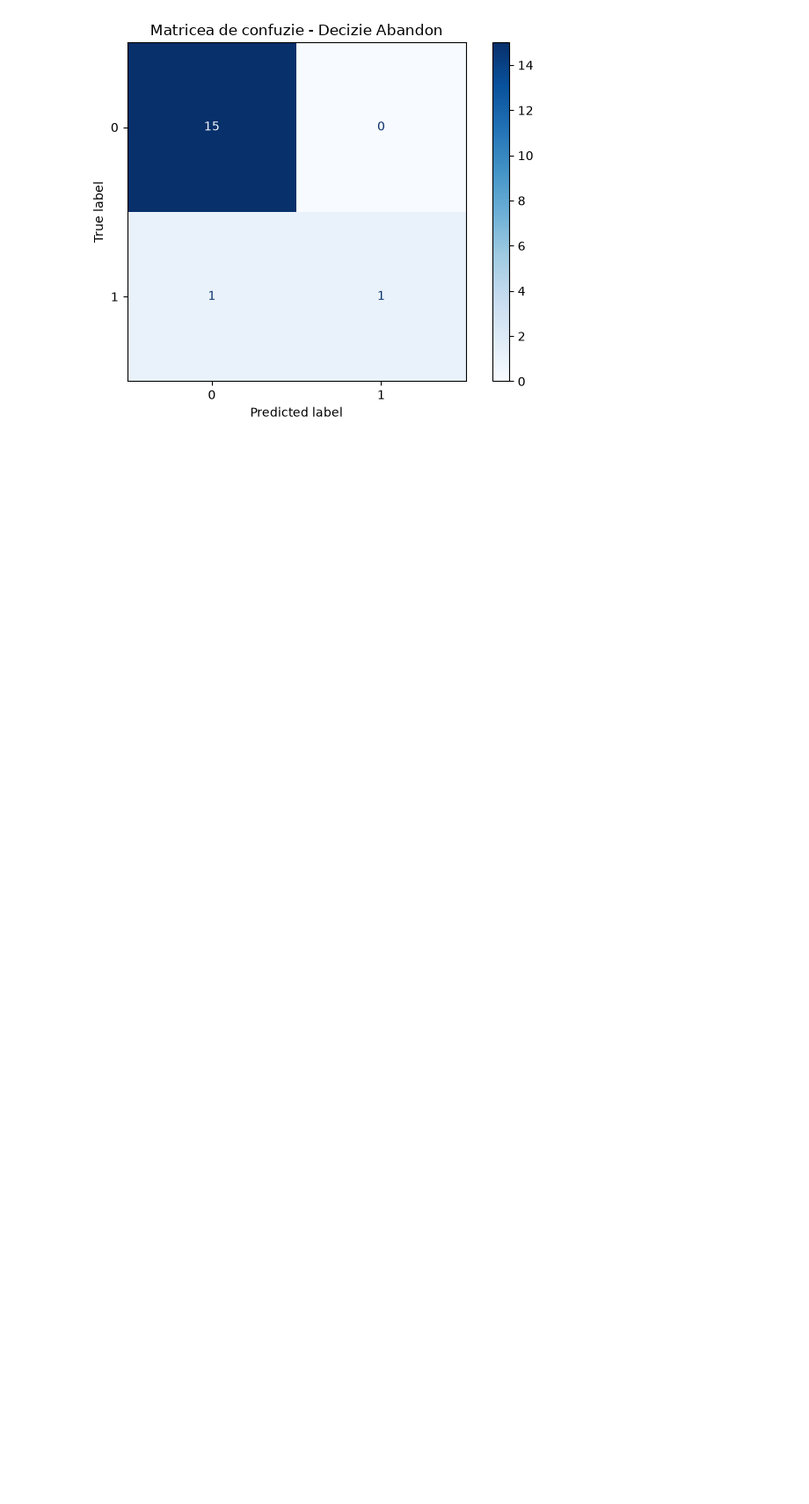
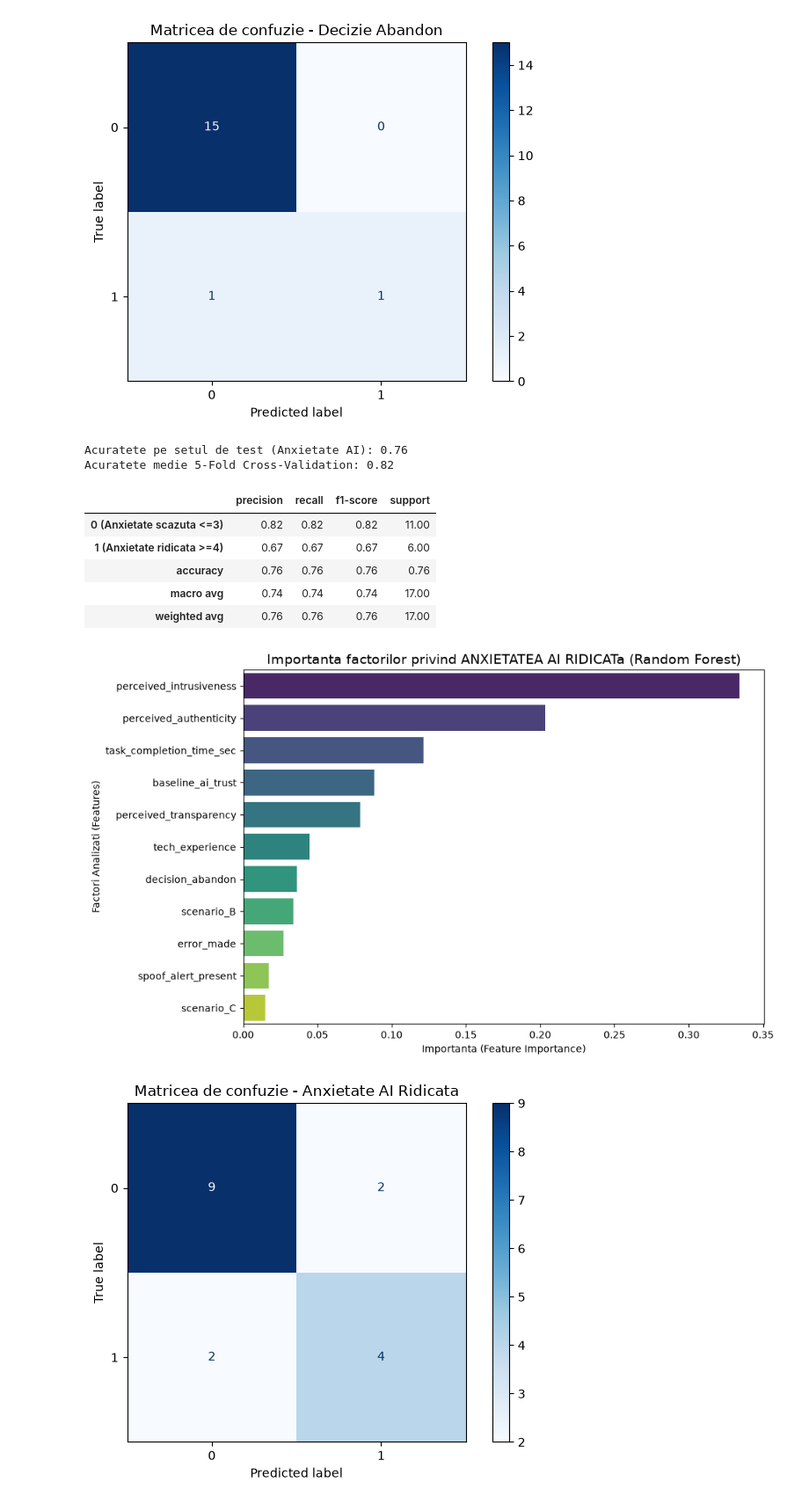
Before and after one commit to CrucinPatri/HCI-AI-Anxiety-Research, a Jupyter notebook: notebooks/analysis.ipynb, the cells around one changed output. Shown at 88% size. Saved outputs shown, nothing was run; the diff lists cells and outputs as text; code cells hidden in the pictures; blank space fills up the shorter version.

Commit message:
randomforest anxietate ai

```diff
--- a/notebooks/analysis.ipynb
+++ b/notebooks/analysis.ipynb
@@ -126,3 +126,61 @@ Passing `palette` without assigning `hue` is deprecated and will be removed in v
   sns.barplot(x=importances.values, y=importances.index, palette='viridis')
 [figure]
 [figure]
+# %%
+import pandas as pd
+import matplotlib.pyplot as plt
+import seaborn as sns
+from sklearn.model_selection import train_test_split, cross_val_score
+from sklearn.metrics import accuracy_score, classification_report, ConfusionMatrixDisplay
+from sklearn.ensemble import RandomForestClassifier
+
+#anxietate ridicata (scor >= 4 pe scara 1-5)
+df_anx = pd.get_dummies(df, columns=['scenario'], drop_first=True)
+df_anx['high_ai_anxiety'] = (df_anx['ai_anxiety_score'] >= 4).astype(int)
+
+X_anx = df_anx.drop(columns=['timestamp', 'ai_anxiety_score', 'high_ai_anxiety'])
+y_anx = df_anx['high_ai_anxiety']
+
+X_train_a, X_test_a, y_train_a, y_test_a = train_test_split(X_anx, y_anx, test_size=0.2, random_state=42, stratify=y_anx)
+
+rf_anx = RandomForestClassifier(n_estimators=100, random_state=42)
+rf_anx.fit(X_train_a, y_train_a)
+y_pred_a = rf_anx.predict(X_test_a)
+
+cv_scores = cross_val_score(rf_anx, X_anx, y_anx, cv=5, scoring='accuracy')
+
+print(f"Acuratete pe setul de test (Anxietate AI): {accuracy_score(y_test_a, y_pred_a):.2f}")
+print(f"Acuratete medie 5-Fold Cross-Validation: {cv_scores.mean():.2f}\n")
+
+# 4. Raport de clasificare
+report_anx = pd.DataFrame(classification_report(y_test_a, y_pred_a, output_dict=True, zero_division=0)).transpose()
+report_anx.index = ['0 (Anxietate scazuta <=3)', '1 (Anxietate ridicata >=4)', 'accuracy', 'macro avg', 'weighted avg']
+display(report_anx.round(2))
+
+#feature importance pentru modelul de anxietate
+importances_anx = pd.Series(rf_anx.feature_importances_, index=X_anx.columns).sort_values(ascending=False)
+
+plt.figure(figsize=(10, 6))
+sns.barplot(x=importances_anx.values, y=importances_anx.index, hue=importances_anx.index, palette='viridis', legend=False)
+plt.title('Importanta factorilor privind ANXIETATEA AI RIDICATa (Random Forest)', fontsize=14)
+plt.xlabel('Importanta (Feature Importance)', fontsize=10)
+plt.ylabel('Factori Analizati (Features)', fontsize=10)
+plt.tight_layout()
+plt.show()
+
+#matricea de confuzie pentru modelul de anxietate
+ConfusionMatrixDisplay.from_estimator(rf_anx, X_test_a, y_test_a, cmap='Blues')
+plt.title('Matricea de confuzie - Anxietate AI Ridicata')
+plt.tight_layout()
+plt.show()
+# %% [output]
+Acuratete pe setul de test (Anxietate AI): 0.76
+Acuratete medie 5-Fold Cross-Validation: 0.82
+|  | precision | recall | f1-score | support |
+| 0 (Anxietate scazuta <=3) | 0.82 | 0.82 | 0.82 | 11.00 |
+| 1 (Anxietate ridicata >=4) | 0.67 | 0.67 | 0.67 | 6.00 |
+| accuracy | 0.76 | 0.76 | 0.76 | 0.76 |
+| macro avg | 0.74 | 0.74 | 0.74 | 17.00 |
+| weighted avg | 0.76 | 0.76 | 0.76 | 17.00 |
+[figure, added]
+[figure, added]
```
Also changed, not shown: parts of 3 cells of this notebook.
